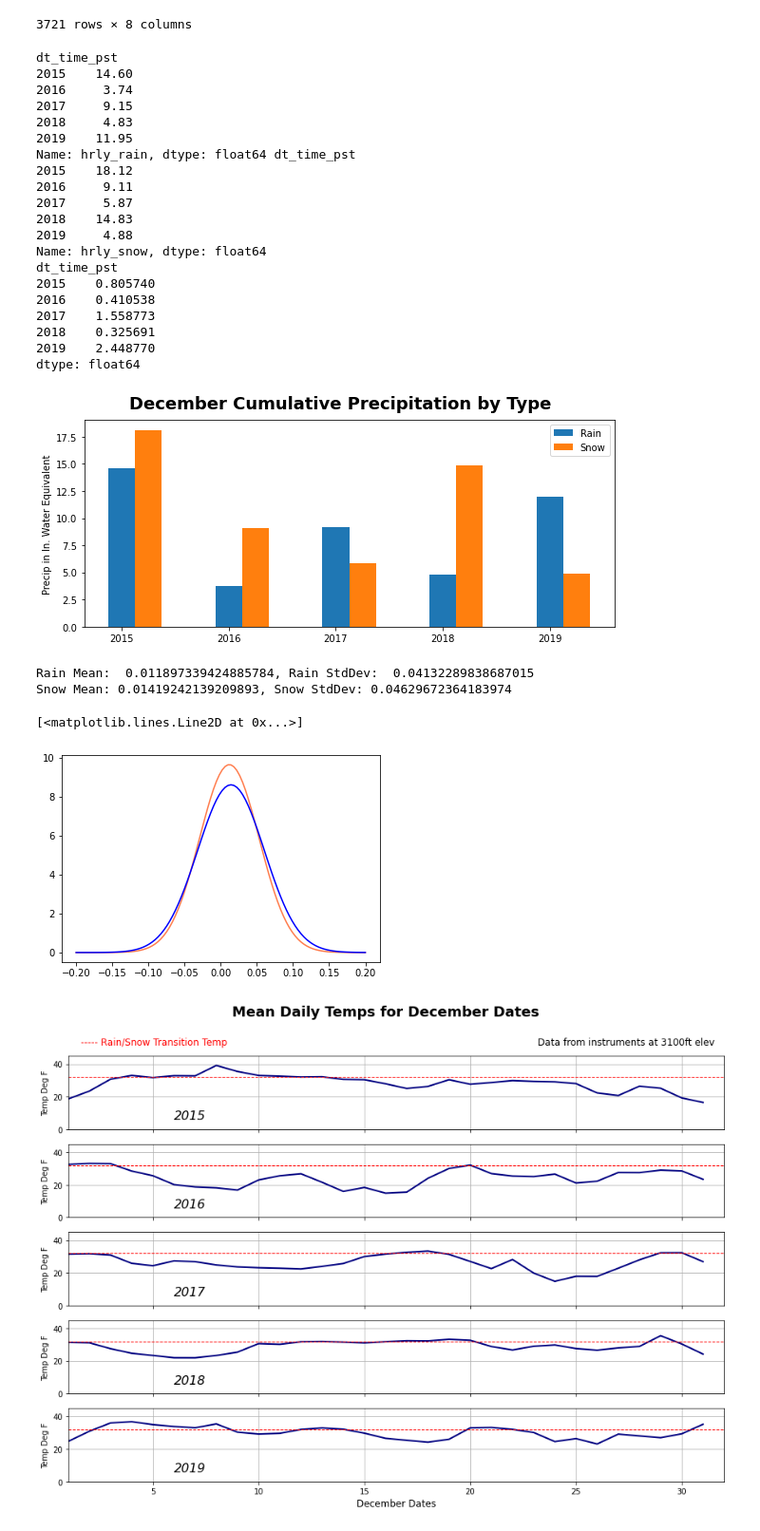
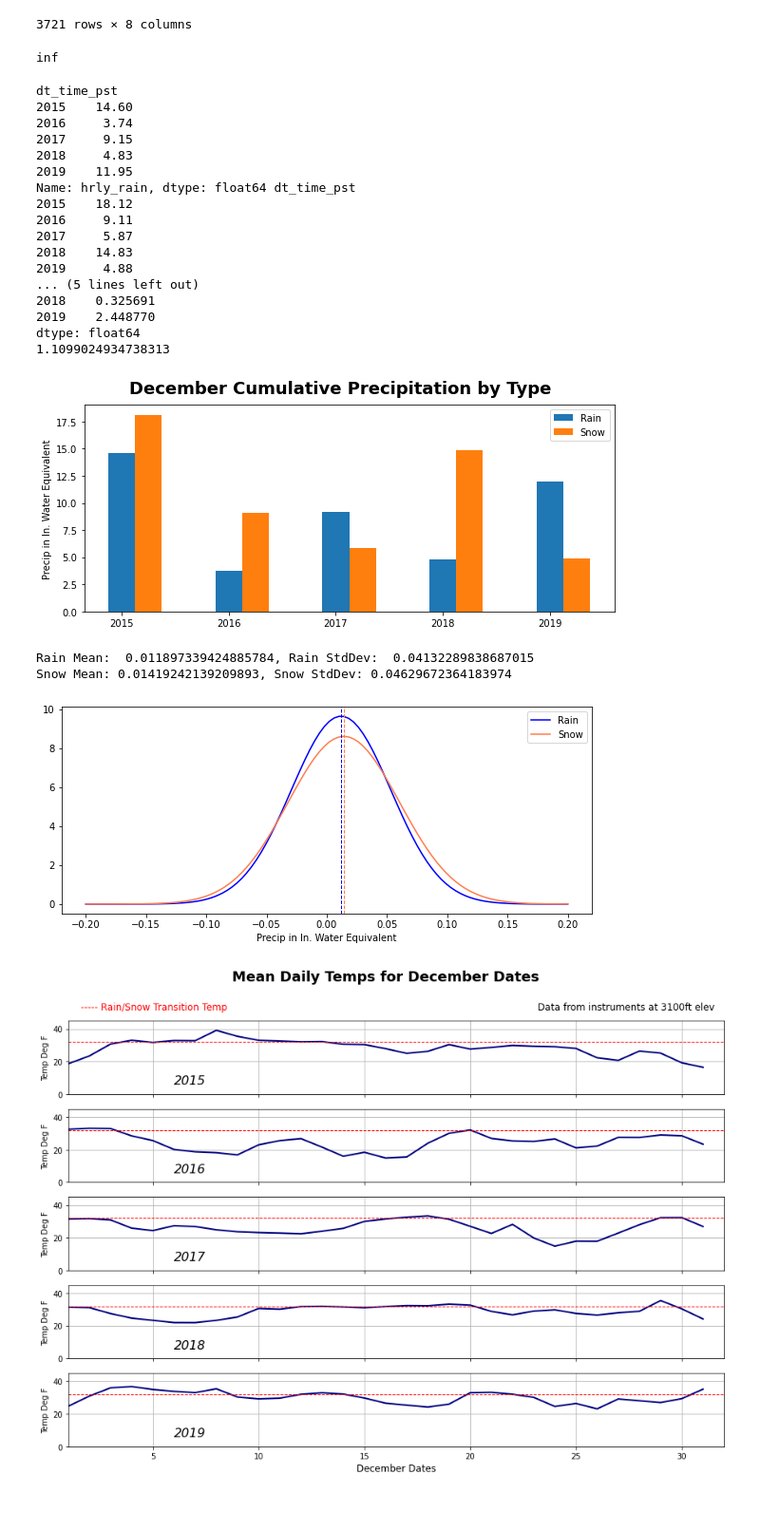
Before and after one commit to mryman/December-Ski-Conditions, a Jupyter notebook: NWAC_data.ipynb, the cells around one changed output. Shown at 95% size. Cells and saved outputs as stored; diff of their text form; code cells hidden in the pictures; blank space fills up the shorter version.

```diff
--- a/NWAC_data.ipynb
+++ b/NWAC_data.ipynb
@@ -90,7 +75,7 @@ all5yrsdf = all5yrsdf.rename(columns={'date/time_pst': 'dt_time_pst','relative_h
 all5yrs_sorted_df = all5yrsdf.sort_values('dt_time_pst')
 #all5yrs_sorted_df
 # %%
-all5yrs_dtdf = all5yrs_sorted_df.copy(deep=True)
+all5yrs_dtdf = all5yrs_sorted_df.copy()
 all5yrs_dtdf['dt_time_pst'] = pd.to_datetime(all5yrs_sorted_df['dt_time_pst'])
 # %%
 all5yrs_dtdf.drop('battery_voltage_v', axis=1, inplace=True)
@@ -161,15 +144,28 @@ fulldec_SR_df
 | 25787 | 2019-12-31 22:00:00 | 41.10 | 99.2 | 0.06 | 21.11 | 0.317 | ... |
 | 25786 | 2019-12-31 23:00:00 | 40.61 | 98.7 | 0.09 | 21.51 | 0.450 | ... |
 3721 rows × 8 columns
+# %%
+rain = fulldec_SR_df.groupby(fulldec_SR_df['dt_time_pst'].dt.day)['hrly_rain'].sum()
+snow = fulldec_SR_df.groupby(fulldec_SR_df['dt_time_pst'].dt.day)['hrly_snow'].sum()
+#print(rain, snow)
+
+ratio = rain/snow
+#print(ratio)
+#print(ratio.mean())
+# %% [output]
+inf
 # %%
 #Null Hypothesis: It rains as much as it snows at this location in December.
 
 rain = fulldec_SR_df.groupby(fulldec_SR_df['dt_time_pst'].dt.year)['hrly_rain'].sum()
 snow = fulldec_SR_df.groupby(fulldec_SR_df['dt_time_pst'].dt.year)['hrly_snow'].sum()
+
+
 print(rain, snow)
 
 ratio = rain/snow
 print(ratio)
+print(ratio.mean())
  #create visualizations here illustrating quantity of rain versus snow grouped by year
 
 fig, ax = plt.subplots(figsize=(10,4))
@@ -181,17 +177,6 @@ ax.legend()
 plt.suptitle('December Cumulative Precipitation by Type',y=0.97,fontsize=18, fontweight='bold')
 
 plt.savefig('img/precip_totals.jpg')
-
-# All lines below were attempts to implement t test. Sample size too small to be practical and
-# answer to the question is plain to see in monthly totals and ratios from above.
-# Throw these out once Bayes working.
-
-# precip_results = stats.ttest_rel(rain, snow)
-# precip_results
-
-# ind_results = stats.ttest_ind(snow, rain)
-# ind_results
-#print('Dependent samples results:', precip_results, 'Independent results:', ind_results)
 # %% [output]
 dt_time_pst
 2015    14.60
@@ -205,14 +190,11 @@ Name: hrly_rain, dtype: float64 dt_time_pst
 2017     5.87
 2018    14.83
 2019     4.88
-Name: hrly_snow, dtype: float64
-dt_time_pst
-2015    0.805740
-2016    0.410538
-2017    1.558773
+... (5 lines left out)
 2018    0.325691
 2019    2.448770
 dtype: float64
+1.1099024934738313
 [figure]
 # %%
 #  Perform Bayesian analysis here for determining the probability that there will be a greater quantity of
@@ -222,37 +204,43 @@ dtype: float64
 #  Assume normal distribution.  Need to find means and standard deviations of hourly quantities of rain and snow.
 
 #Not sure if I need means and variance by month or total.  Set up all below just in case.
 
 rain_mean_monthly = fulldec_SR_df.groupby(fulldec_SR_df['dt_time_pst'].dt.year)['hrly_rain'].mean()
 rain_sd_monthly = fulldec_SR_df.groupby(fulldec_SR_df['dt_time_pst'].dt.year)['hrly_rain'].std()
 
 snow_mean_monthly = fulldec_SR_df.groupby(fulldec_SR_df['dt_time_pst'].dt.year)['hrly_snow'].mean()
 snow_sd_monthly = fulldec_SR_df.groupby(fulldec_SR_df['dt_time_pst'].dt.year)['hrly_rain'].std()
 
 full_rain_mean = fulldec_SR_df['hrly_rain'].mean()
 full_rain_sd = fulldec_SR_df['hrly_rain'].std()
 
 full_snow_mean = fulldec_SR_df['hrly_snow'].mean()
 full_snow_sd = fulldec_SR_df['hrly_snow'].std()
 
 print(f'Rain Mean:  {full_rain_mean}, Rain StdDev:  {full_rain_sd}')
 print(f'Snow Mean: {full_snow_mean}, Snow StdDev: {full_snow_sd}')
 
 
 x_min = -0.2
 x_max = 0.2
 x = np.linspace(x_min, x_max, 100)
 
 yrain = stats.norm.pdf(x,full_rain_mean,full_rain_sd)
 ysnow = stats.norm.pdf(x,full_snow_mean, full_snow_sd)
 
-plt.plot(x,yrain, color='coral')
-plt.plot(x,ysnow, color='blue')
+fig, ax = plt.subplots(figsize=(10,4))
+
+ax.plot(x,yrain, color='blue',label='Rain')
+ax.plot(x,ysnow, color='coral', label='Snow')
+plt.axvline(full_rain_mean, ls='--', lw=1, color='blue')
+plt.axvline(full_snow_mean, ls='--', lw=1, color='coral')
+ax.set_xlabel('Precip in In. Water Equivalent')
+ax.legend()
+plt.savefig('img/daily_precip_means.jpg')
 # %% [output]
 Rain Mean:  0.011897339424885784, Rain StdDev:  0.04132289838687015
 Snow Mean: 0.01419242139209893, Snow StdDev: 0.04629672364183974
-[<matplotlib.lines.Line2D at 0x...>]
-[figure, old version]
+[figure, new version]
 # %%
 #This cell will plot means of daily temperatures for each year in the set
 
```
Also changed, not shown: parts of 11 cells of this notebook, 4 other files.
